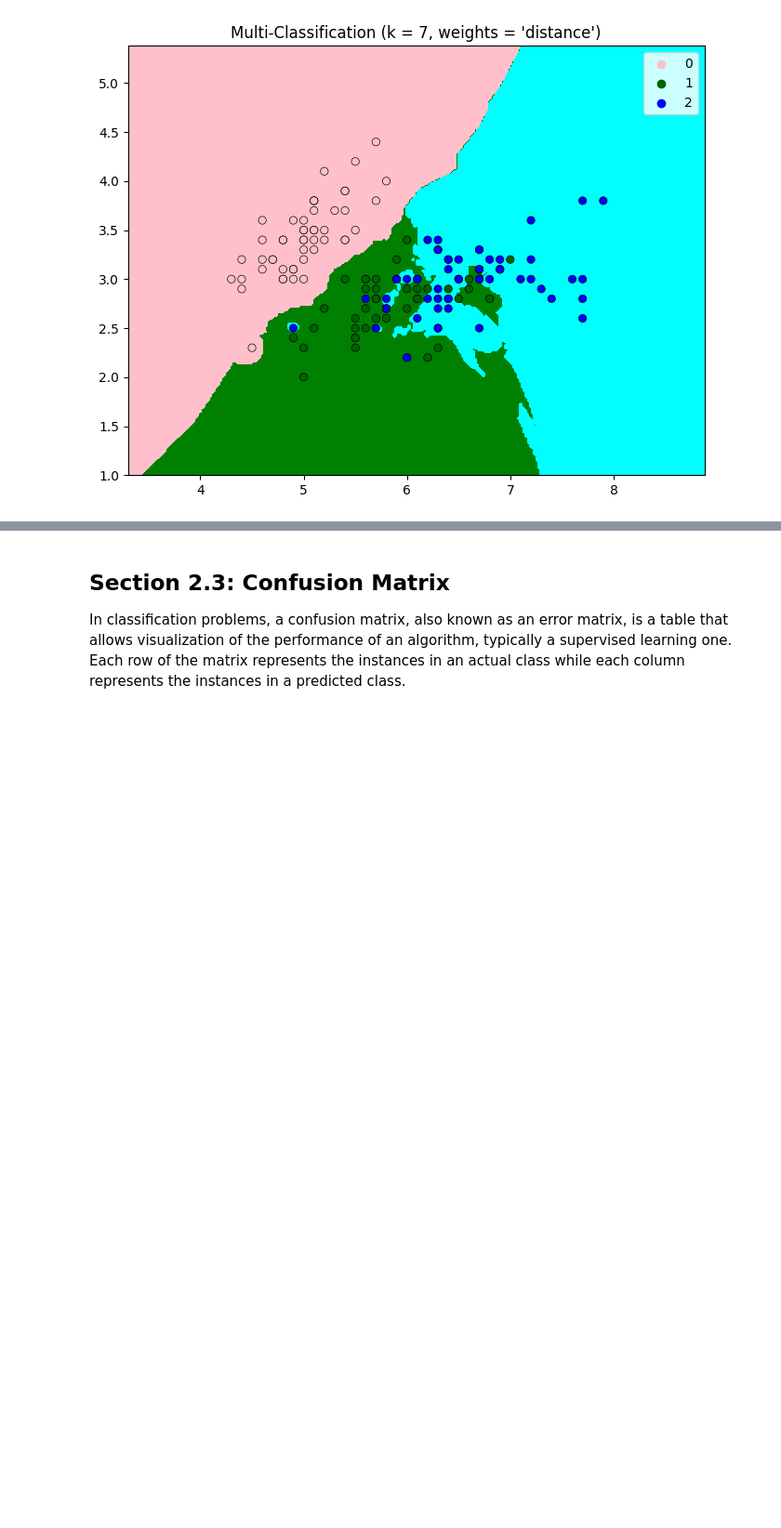
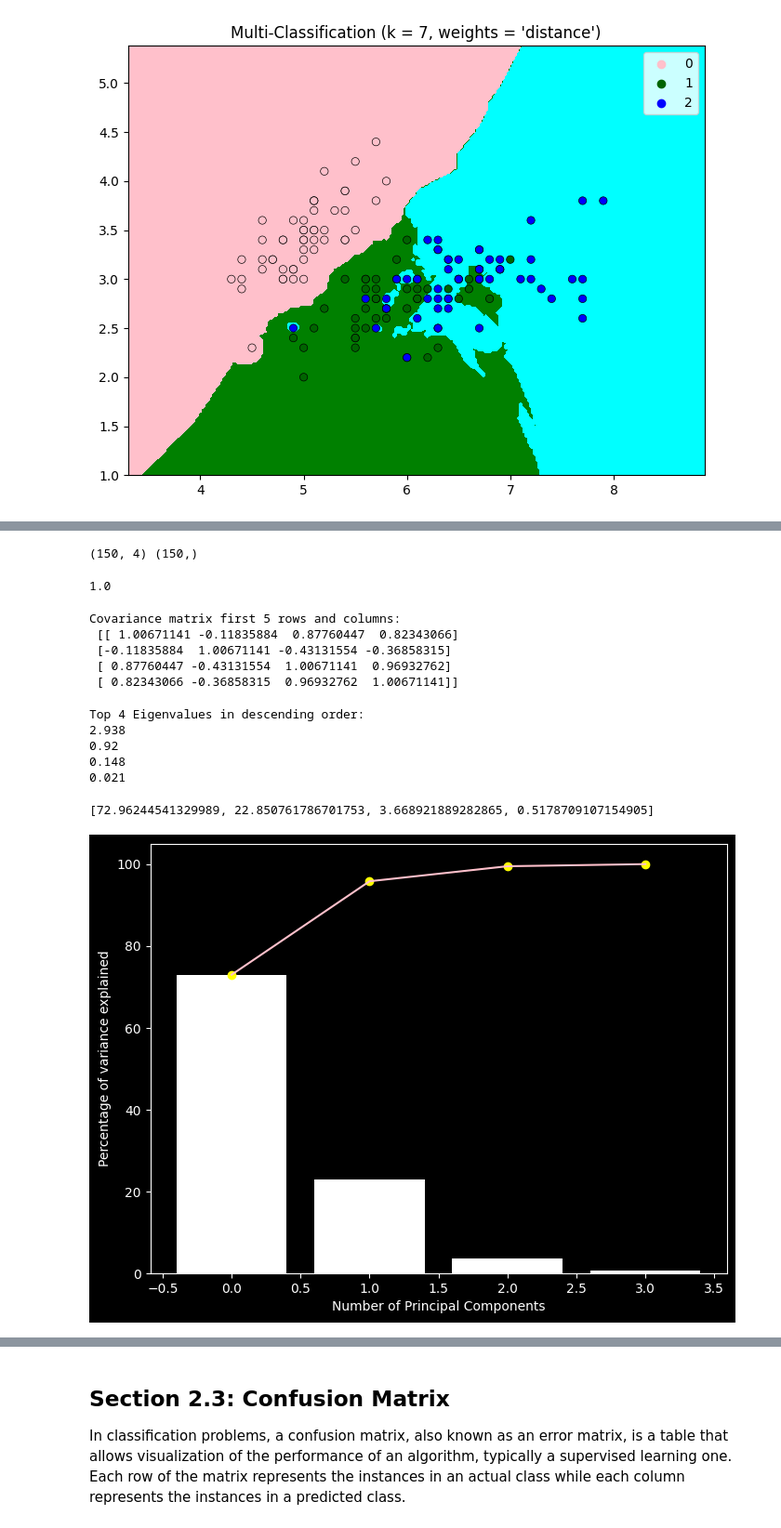
Before and after one commit to Sujana21-01-2005/FMML-12, a Jupyter notebook: Mod3_lab2.ipynb, the cells around one changed output, grey strips where cells are left out. Shown at 93% size. Cells and saved outputs as stored; diff of their text form; code cells hidden in the pictures; blank space fills up the shorter version.

```diff
--- a/Mod3_lab2.ipynb
+++ b/Mod3_lab2.ipynb
@@ -317,0 +351,56 @@ decision_boundary_plot(x_pts,y_pts,7)
+# %%
+X = np.array(df[['sepal length (cm)','sepal width (cm)','petal length (cm)','petal width (cm)']])
+y = np.array(df['target'])
+print(np.shape(X), np.shape(y))
+# %% [output]
+(150, 4) (150,)
+# %%
+from sklearn.preprocessing import StandardScaler
+X_std = StandardScaler().fit_transform(X)
+
+print(np.std(X_std))
+# %% [output]
+1.0
+# %%
+mean_vec = np.mean(X_std, axis=0)
+cov_mat_numpy = np.cov(X_std.T)
+
+print('Covariance matrix first 5 rows and columns:\n', cov_mat_numpy[0:5, 0:5])
+# %% [output]
+Covariance matrix first 5 rows and columns:
+ [[ 1.00671141 -0.11835884  0.87760447  0.82343066]
+ [-0.11835884  1.00671141 -0.43131554 -0.36858315]
+ [ 0.87760447 -0.43131554  1.00671141  0.96932762]
+ [ 0.82343066 -0.36858315  0.96932762  1.00671141]]
+# %%
+eig_vals, eig_vecs = np.linalg.eig(cov_mat_numpy)
+eig_pairs = []
+for i in range(len(eig_vals)):
+    eig_pairs.append( (np.abs(eig_vals[i]), eig_vecs[:,i]) )
+eig_pairs.sort(key=lambda x: x[0], reverse=True)
+# %%
+print('Top 4 Eigenvalues in descending order:')
+for i in eig_pairs[:5]:
+   print(round(i[0],3))
+# %% [output]
+Top 4 Eigenvalues in descending order:
+2.938
+0.92
+0.148
+0.021
+# %%
+total = np.sum(eig_vals)
+eig_val = 100 * eig_vals/total
+eig_val = sorted(eig_val, reverse=True)
+print(eig_val)
+
+with plt.style.context('dark_background'):
+  plt.figure(figsize = (8, 6))
+  plt.xlabel("Number of Principal Components")
+  plt.ylabel("Percentage of variance explained")
+  plt.bar(range(4), eig_val[:4], color = "white")
+  plt.plot(range(4), np.cumsum(eig_val[:4]), color = "pink")
+  plt.scatter(range(4), np.cumsum(eig_val[:4]), color = "yellow")
+# %% [output]
+[72.96244541329989, 22.850761786701753, 3.668921889282865, 0.5178709107154905]
+[figure, added]
```
Also changed, not shown: parts of 17 cells of this notebook.
